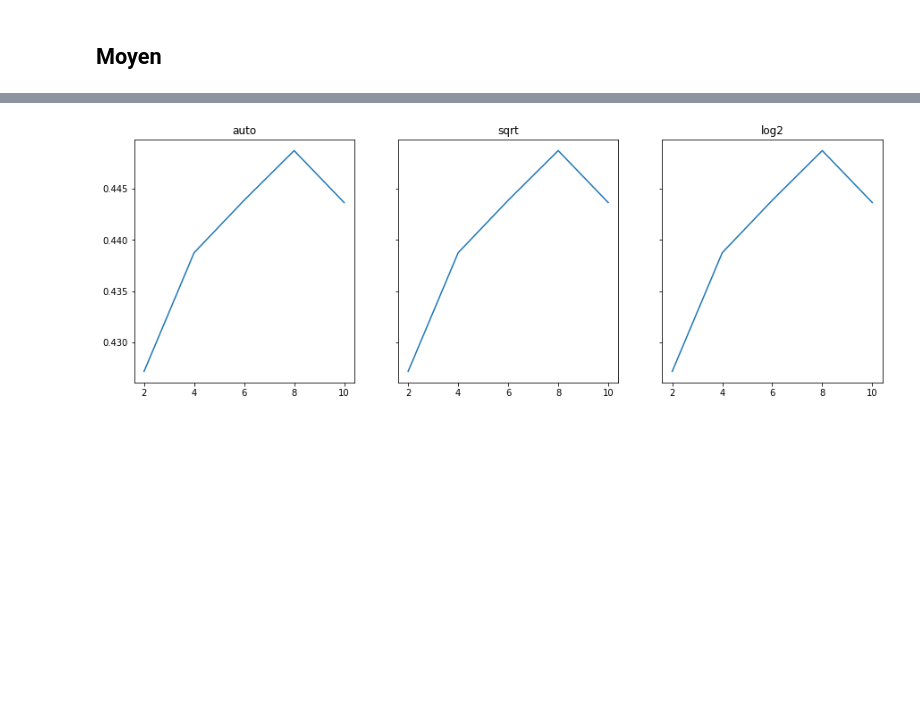
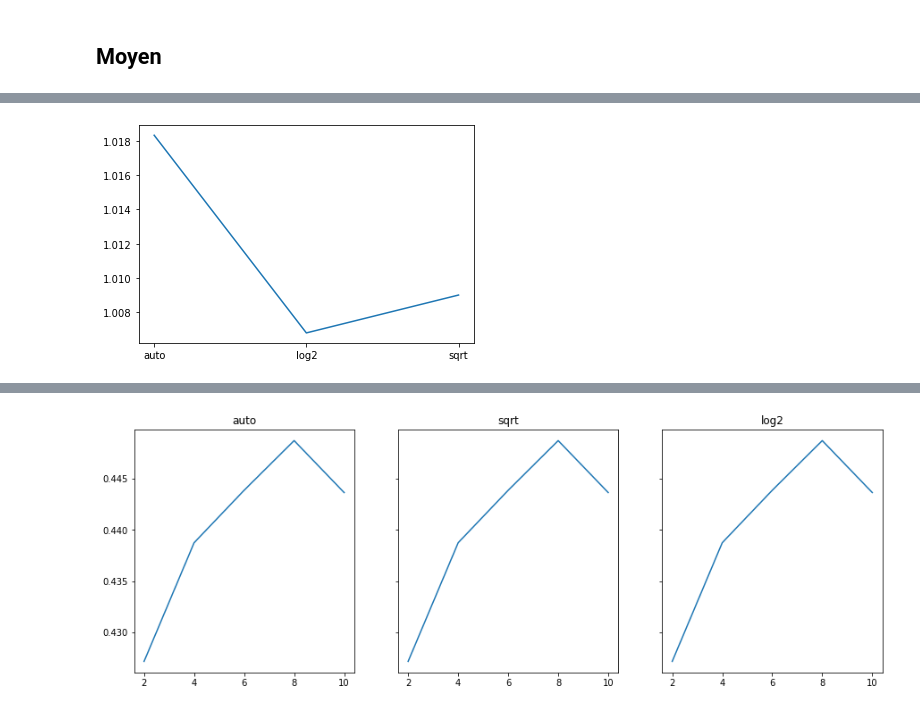
Before and after one commit to JlnZhou/ProjectML, a Jupyter notebook: Regression_GAMRandomForestAR.ipynb, the cells around one changed output, grey strips where cells are left out. Saved outputs shown, nothing was run; the diff lists cells and outputs as text; code cells hidden in the pictures; blank space fills up the shorter version.

```diff
--- a/Regression_GAMRandomForestAR.ipynb
+++ b/Regression_GAMRandomForestAR.ipynb
@@ -394,0 +394,5 @@ plt.show()
+# %%
+plt.plot(cv_moyen.groupby("Max_features").mean().index, cv_moyen.groupby("Max_features").mean()[liste_stations_debit].mean(axis = 1).values)
+plt.savefig("../Data/Figures/GAMRFAR/GAMRFAR_RMSE_Features.png")
+# %% [output]
+[figure, added]
```
Also changed, not shown: parts of 4 cells of this notebook, 1 other file.
